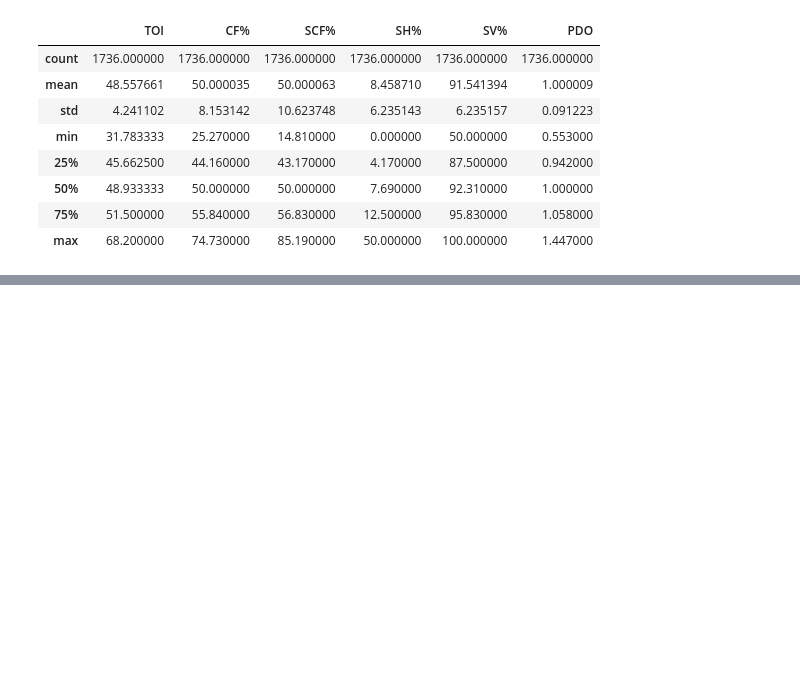
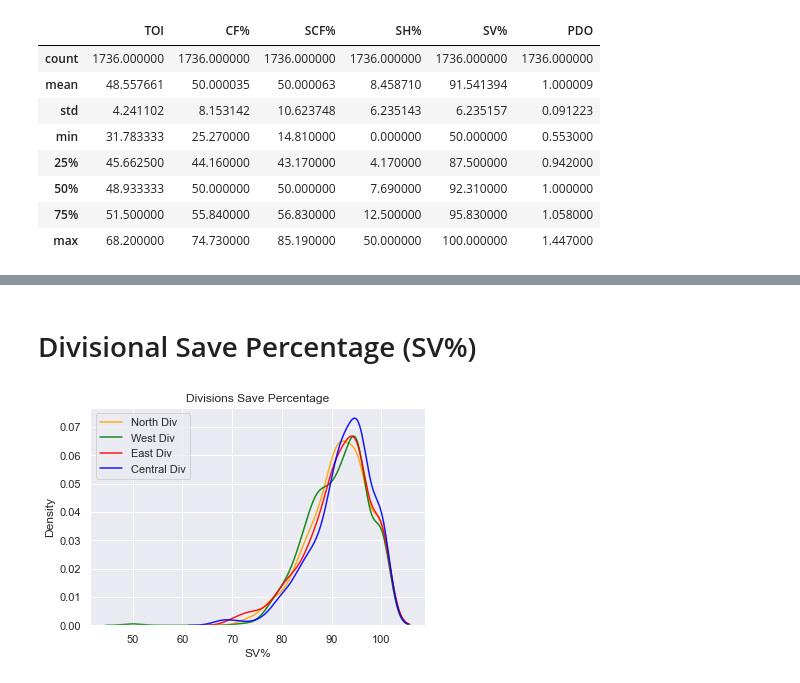
Before and after one commit to data301-2021-winter1/project-group23-project, a Jupyter notebook: notebooks/analysis2.ipynb, the cells around one changed output, grey strips where cells are left out. Cells and saved outputs as stored; diff of their text form; code cells hidden in the pictures; blank space fills up the shorter version.

```diff
--- a/notebooks/analysis2.ipynb
+++ b/notebooks/analysis2.ipynb
@@ -451,0 +450,16 @@ plt.show()
+# %% [markdown]
+# Divisional Save Percentage (SV%)
+# %%
+df4 = kp.North_Div1(dfp)
+df5 = kp.West_Div1(dfp)
+df6 = kp.East_Div1(dfp)
+df7 = kp.Cent_Div1(dfp)
+sns.kdeplot(data=df4, x="SV%", color = "orange", label="North Div", common_norm=False, alpha=0.9)
+sns.kdeplot(data=df5, x="SV%", color = "green", label="West Div", common_norm=False, alpha=0.9)
+sns.kdeplot(data=df6, x="SV%", color = "red",label="East Div",common_norm=False, alpha=0.9)
+sns.kdeplot(data=df7, x="SV%", color = "blue" ,label="Central Div",  common_norm=False, alpha=0.9)
+plt.title('Divisions Save Percentage')
+plt.legend()
+plt.show()
+# %% [output]
+[figure, added]
```
Also changed, not shown: parts of 41 cells of this notebook.
